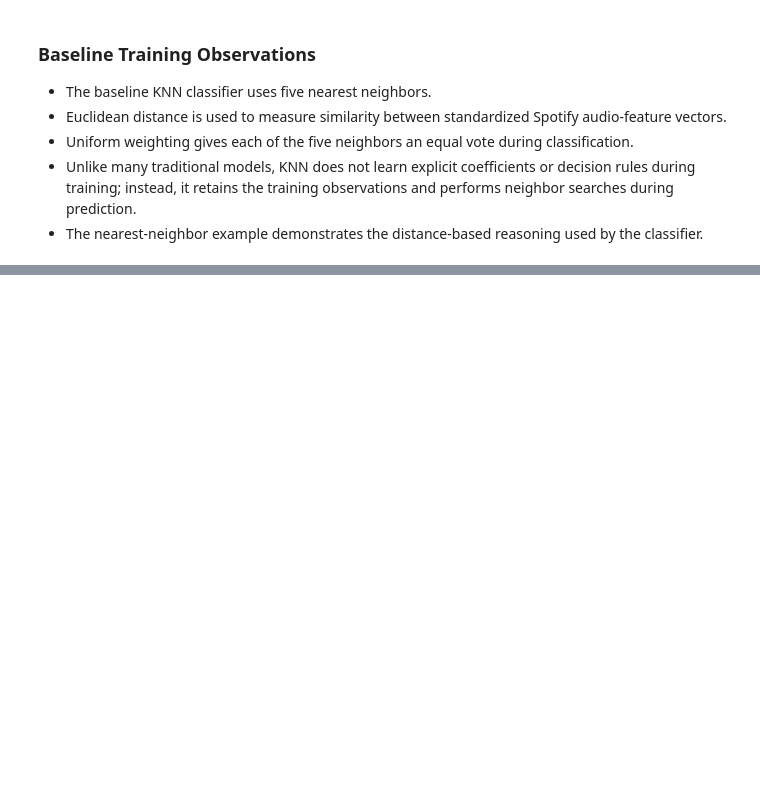
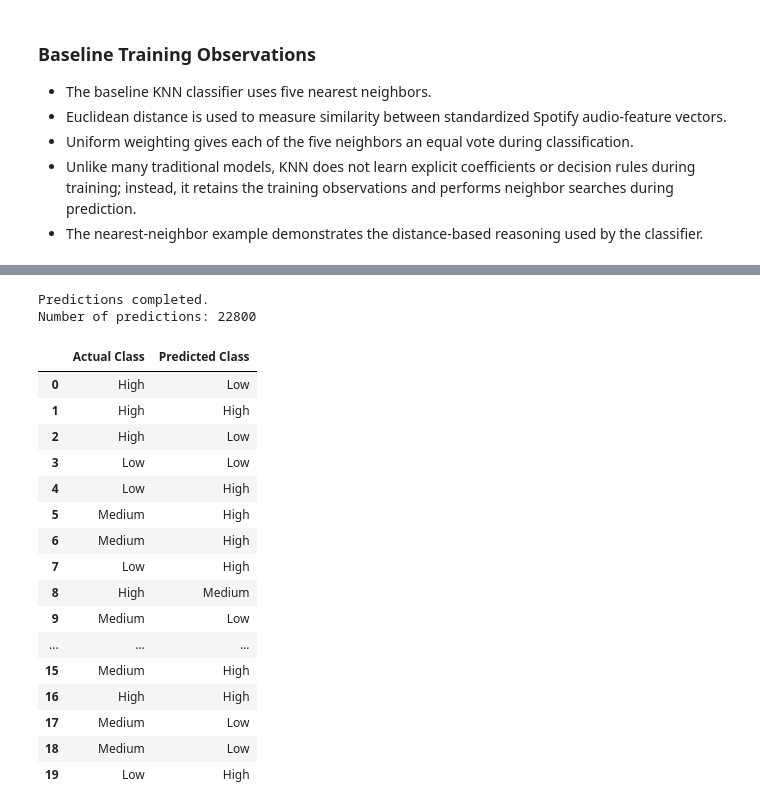
Before and after one commit to Pralishatripathy000/ml-knn, a Jupyter notebook: notebook.ipynb, the cells around one changed output, grey strips where cells are left out. Cells and saved outputs as stored; diff of their text form; code cells hidden in the pictures; blank space fills up the shorter version.

```diff
--- a/notebook.ipynb
+++ b/notebook.ipynb
@@ -1018,0 +1027,37 @@ neighbor_analysis
+# %%
+# Predict popularity classes for the complete test dataset
+
+y_pred = knn_model.predict(X_test_scaled)
+
+print("Predictions completed.")
+print("Number of predictions:", len(y_pred))
+# %% [output]
+Predictions completed.
+Number of predictions: 22800
+# %%
+# Compare the first few predicted and actual popularity classes
+
+prediction_preview = pd.DataFrame({
+    "Actual Class": y_test.reset_index(drop=True).head(20),
+    "Predicted Class": y_pred[:20]
+})
+
+prediction_preview
+# %% [output]
+|  | Actual Class | Predicted Class |
+| 0 | High | Low |
+| 1 | High | High |
+| 2 | High | Low |
+| 3 | Low | Low |
+| 4 | Low | High |
+| 5 | Medium | High |
+| 6 | Medium | High |
+| 7 | Low | High |
+| 8 | High | Medium |
+| 9 | Medium | Low |
+| ... | ... | ... |
+| 15 | Medium | High |
+| 16 | High | High |
+| 17 | Medium | Low |
+| 18 | Medium | Low |
+| 19 | Low | High |
```
Also changed, not shown: parts of 6 cells of this notebook, 1 other file.
